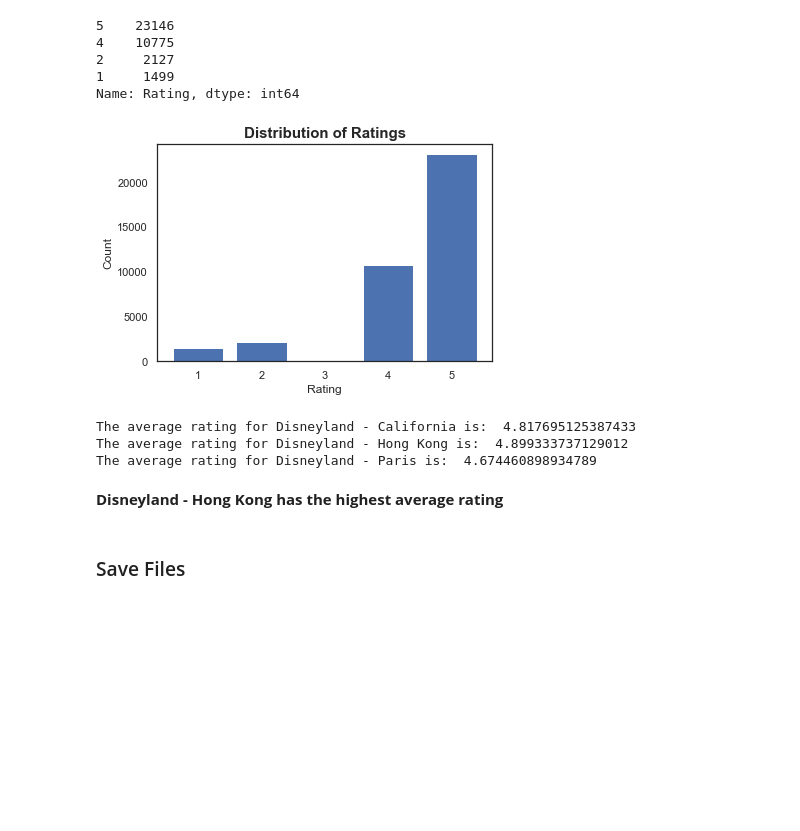
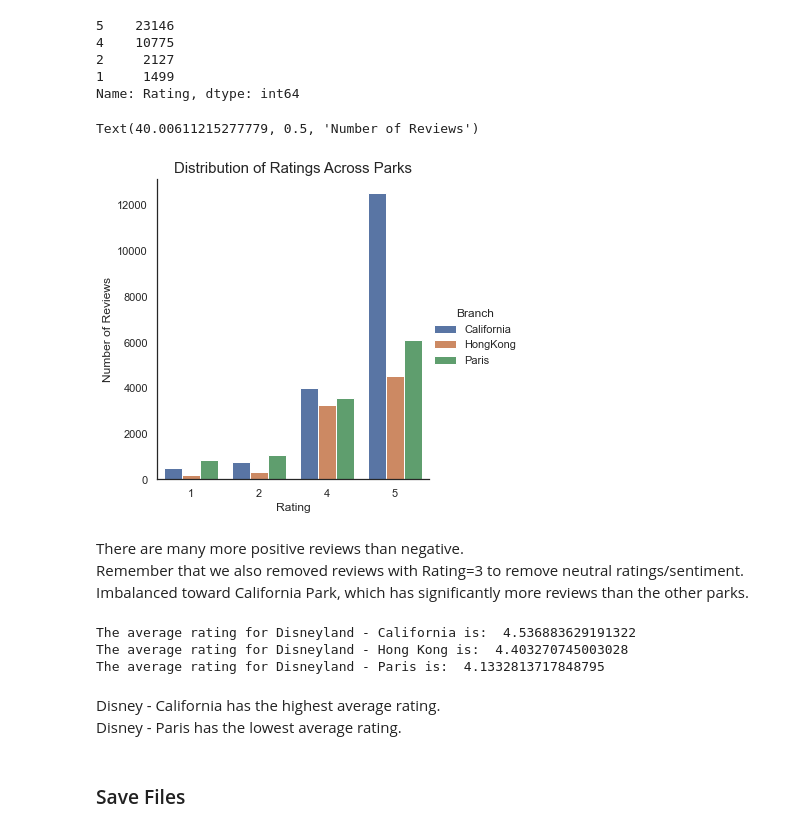
Before and after one commit to sandra-t-3282/Sentiment_Analysis_Disney_Parks_Reviews, a Jupyter notebook: NLP_vader_sentiment_analysis.ipynb, the cells around one changed output. Drawn from its saved outputs; the diff is of its cells as text; code cells hidden in the pictures; blank space fills up the shorter version.

```diff
--- a/NLP_vader_sentiment_analysis.ipynb
+++ b/NLP_vader_sentiment_analysis.ipynb
@@ -93,12 +82,0 @@ branches
-# %%
-# Visualize the # of reviews per park with a bar plot
-fig, ax = plt.subplots()
-
-x = ['California', 'Hong Kong', 'Paris']
-y = branches.Reviews
-
-plt.title('Distribution of Reviews by Park', fontsize=15, fontweight='bold')
-plt.xlabel('Disney Park', size=12)
-plt.ylabel('Number of Reviews', size=12)
-ax.bar(x=x, height=y)
-plt.show()
@@ -152,34 +128,37 @@ df.Rating.value_counts()
 2     2127
 1     1499
 Name: Rating, dtype: int64
-# %%
-# Visualize distribution of ratings
-x = df.Rating.value_counts().index
-y = df.Rating.value_counts()
-
-plt.bar(x,y)
-plt.title("Distribution of Ratings", fontsize=15, fontweight='bold')
-plt.xlabel("Rating", fontsize=12)
-plt.ylabel("Count", fontsize=12)
-
-plt.show()
-# %% [output]
-[figure, removed]
+# %%
+# Distribution of ratings across parks
+total_reviews = df.groupby(by=['Branch', 'Rating'])['ID'].count().reset_index()
+
+sns.catplot(x='Rating', y='ID', hue='Branch', data=total_reviews, kind='bar')
+
+plt.title("Distribution of Ratings Across Parks", fontsize=15)
+plt.ylabel("Number of Reviews")
+# %% [output]
+Text(40.00611215277779, 0.5, 'Number of Reviews')
+[figure, added]
+# %% [markdown]
+There are many more positive reviews than negative.
+Remember that we also removed reviews with Rating=3 to remove neutral ratings/sentiment.
+Imbalanced toward California Park, which has significantly more reviews than the other parks.
 # %%
 # Average ratings for each park (minus the 3-star reviews)
-total_calif = int(df.loc[df['Branch'].isin(['California']), 'Rating'].sum())/branches.Reviews[0]
-total_hongk = int(df.loc[df['Branch'].isin(['HongKong']), 'Rating'].sum())/branches.Reviews[1]
-total_paris = int(df.loc[df['Branch'].isin(['Paris']), 'Rating'].sum())/branches.Reviews[2]
+total_calif = int(df.loc[df['Branch'].isin(['California']), 'Rating'].sum())/int(df.loc[df['Branch'].isin(['California']), 'ID'].count())
+total_hongk = int(df.loc[df['Branch'].isin(['HongKong']), 'Rating'].sum())/int(df.loc[df['Branch'].isin(['HongKong']), 'ID'].count())
+total_paris = int(df.loc[df['Branch'].isin(['Paris']), 'Rating'].sum())/int(df.loc[df['Branch'].isin(['Paris']), 'ID'].count())
 
 print("The average rating for Disneyland - California is: ", total_calif)
 print("The average rating for Disneyland - Hong Kong is: ", total_hongk)
 print("The average rating for Disneyland - Paris is: ", total_paris)
 # %% [output]
-The average rating for Disneyland - California is:  4.817695125387433
-The average rating for Disneyland - Hong Kong is:  4.899333737129012
-The average rating for Disneyland - Paris is:  4.674460898934789
+The average rating for Disneyland - California is:  4.536883629191322
+The average rating for Disneyland - Hong Kong is:  4.403270745003028
+The average rating for Disneyland - Paris is:  4.1332813717848795
 # %% [markdown]
-**Disneyland - Hong Kong has the highest average rating**
+Disney - California has the highest average rating.
+Disney - Paris has the lowest average rating.
 # %% [markdown]
 ### Save Files
 # %%
```
Also changed, not shown: parts of 16 cells of this notebook.
